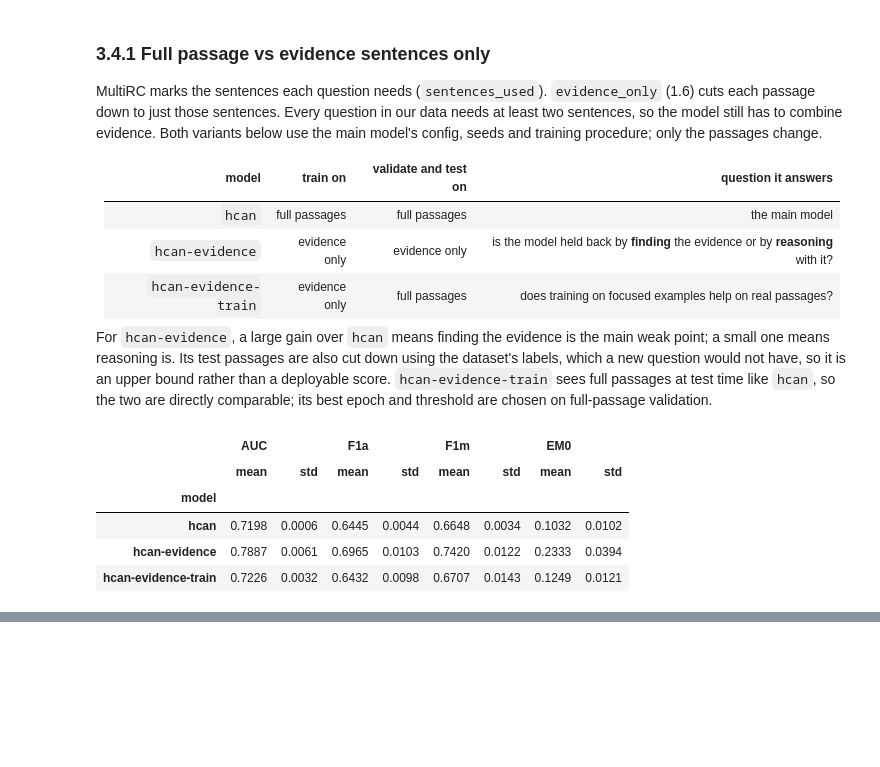
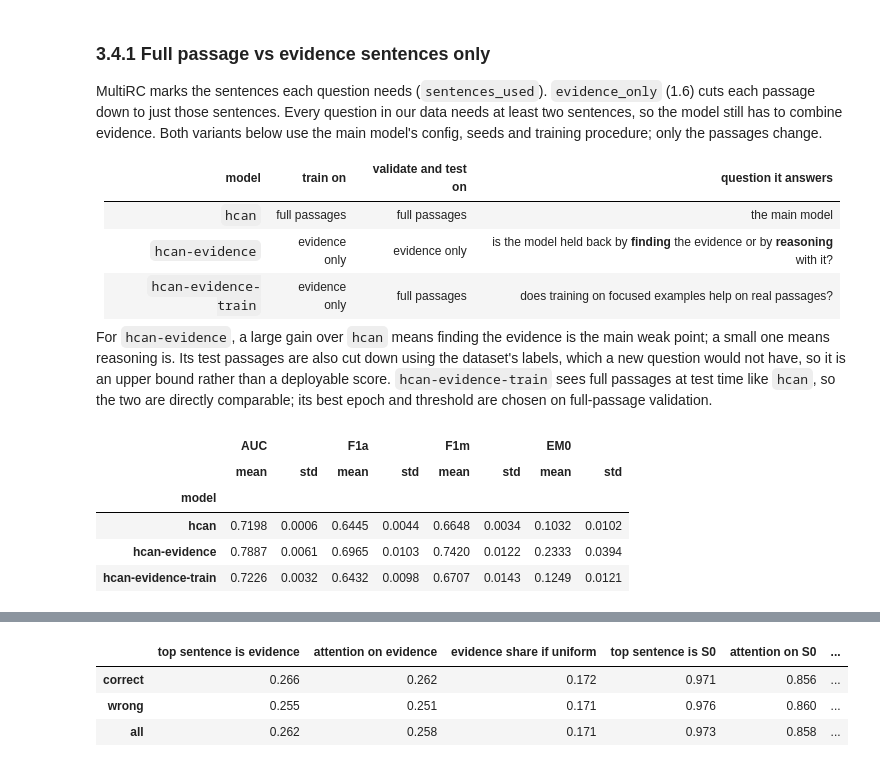
Before and after one commit to rayhao-han/NLP_Proj, a Jupyter notebook: CITS4012_Group56.ipynb, the cells around one changed output, grey strips where cells are left out. Drawn from its saved outputs; the diff is of its cells as text; code cells hidden in the pictures; blank space fills up the shorter version.

Commit message:
Add 3.5 attention analysis; load main-model checkpoints instead of retraining

```diff
--- a/CITS4012_Group56.ipynb
+++ b/CITS4012_Group56.ipynb
@@ -811,7 +811,7 @@ MAIN_NAME = "hcan"
 main_cfg = HCAConfig(vocab_size=len(vocab))
 main_tcfg = TrainConfig(lr=1e-3, batch_size=32, epochs=15, patience=3)
 
-TRAIN_MAIN = True    # False: load the saved checkpoints from checkpoints/ instead of retraining
+TRAIN_MAIN = False    # False: load the saved checkpoints from checkpoints/ instead of retraining
 EVAL_TEST = True     # keep False while tuning; set True only for the final, frozen runs
 
 def run_seeds(name, cfg, tcfg=main_tcfg, train=train_df, val=val_df, test=test_df,
@@ -1201,2 +1209,50 @@ seed_summary(MAIN_NAME, EVIDENCE_NAME, EVIDENCE_TRAIN_NAME).xs("test", level="sp
 # %%
-# TODO (C)
+# ---- 3.5 Attention analysis: the seed-42 main model on the test set ----
+import textwrap
+import matplotlib.pyplot as plt
+
+ATTN_SEED = SEEDS[0]
+if "main_models" in globals() and ATTN_SEED in main_models:
+    attn_model = main_models[ATTN_SEED]
+else:                                                    # e.g. after a restart: reload the saved checkpoint
+    saved = torch.load(CKPT_DIR / f"{MAIN_NAME}_s{ATTN_SEED}.pt", map_location="cpu")
+    attn_model = HCAN(main_cfg); attn_model.load_state_dict(saved["state_dict"])
+    attn_model.threshold = saved["threshold"]
+attn_model.to(DEVICE).eval()
+
+@torch.no_grad()
+def attention_table(model, df, batch_size=64) -> pd.DataFrame:
+    """One row per option: the prediction, and how its sentence attention relates to the annotated evidence."""
+    rows, i = [], 0
+    for batch in make_loader(df, batch_size):
+        out = model(to_device(batch))
+        probs, beta = torch.sigmoid(out["logits"]).cpu(), out["attn"]["sentence"].cpu()
+        for b in range(len(probs)):
+            r, n = df.iloc[i], int(batch["n_sents"][b])
+            ev = [s for s in r.sentences_used if s < n]  # evidence sentences that survived truncation
+            w = beta[b, :n]
+            rows.append({"row": i, "label": bool(r.label), "score": float(probs[b]),
+                         "pred": float(probs[b]) >= model.threshold, "n_sents": n, "n_evidence": len(ev),
+                         "top_is_evidence": int(w.argmax()) in ev, "top_is_first": int(w.argmax()) == 0,
+                         "first_weight": float(w[0]),
+                         "evidence_mass": float(w[ev].sum()) if ev else float("nan"),
+                         "uniform_mass": len(ev) / n})
+            i += 1
+    t = pd.DataFrame(rows)
+    t["correct"] = t["label"] == t["pred"]
+    return t
+
+attn_tab = attention_table(attn_model, test_df)
+cols = {"top_is_evidence": "top sentence is evidence", "evidence_mass": "attention on evidence",
+        "uniform_mass": "evidence share if uniform", "top_is_first": "top sentence is S0",
+        "first_weight": "attention on S0"}
+outcome = np.where(attn_tab["correct"], "correct", "wrong")
+attn_summary = attn_tab.groupby(outcome)[list(cols)].mean()
+attn_summary["options"] = attn_tab.groupby(outcome).size()
+attn_summary.loc["all"] = [*attn_tab[list(cols)].mean(), len(attn_tab)]
+attn_summary.rename(columns=cols).round(3)
+# %% [output]
+|  | top sentence is evidence | attention on evidence | evidence share if uniform | top sentence is S0 | attention on S0 | ... |
+| correct | 0.266 | 0.262 | 0.172 | 0.971 | 0.856 | ... |
+| wrong | 0.255 | 0.251 | 0.171 | 0.976 | 0.860 | ... |
+| all | 0.262 | 0.258 | 0.171 | 0.973 | 0.858 | ... |
```
Also changed, not shown: parts of 3 cells of this notebook.
